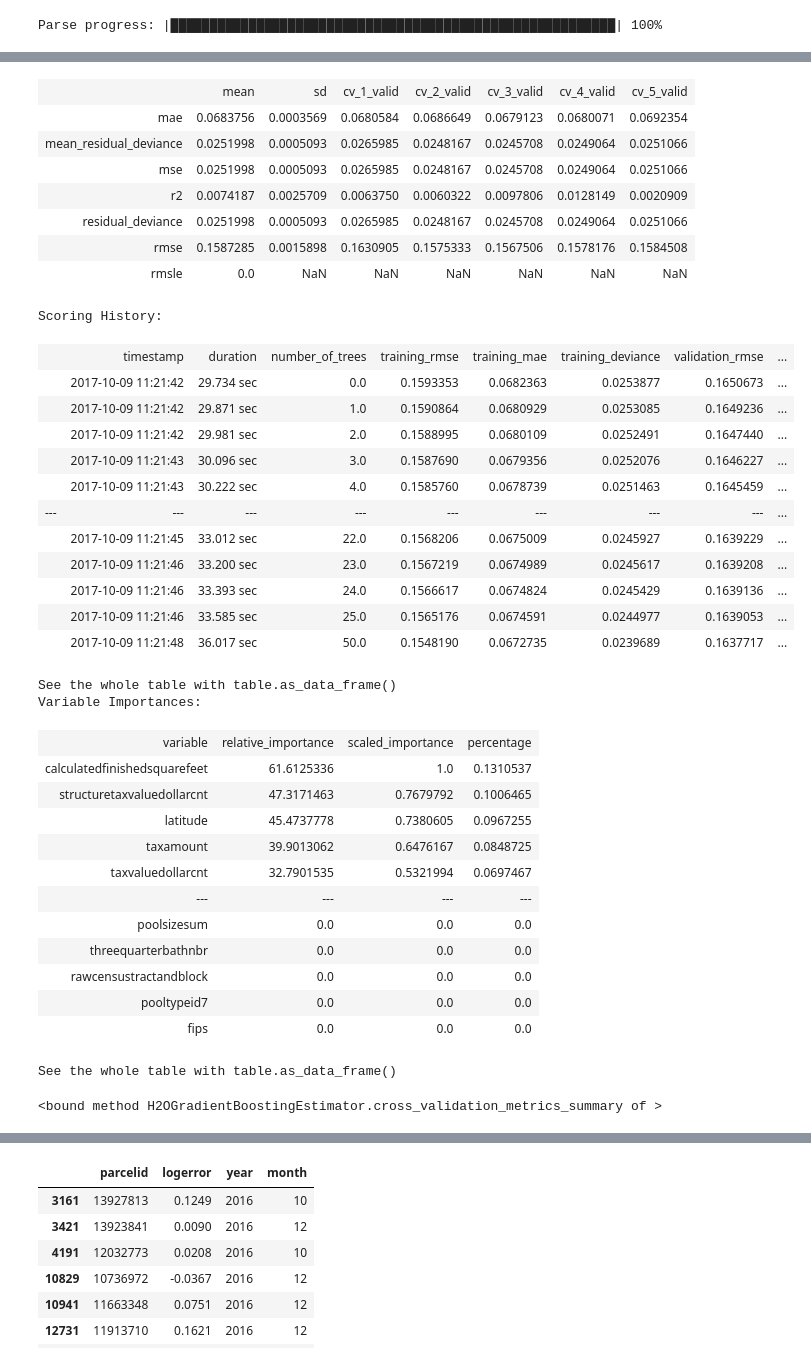
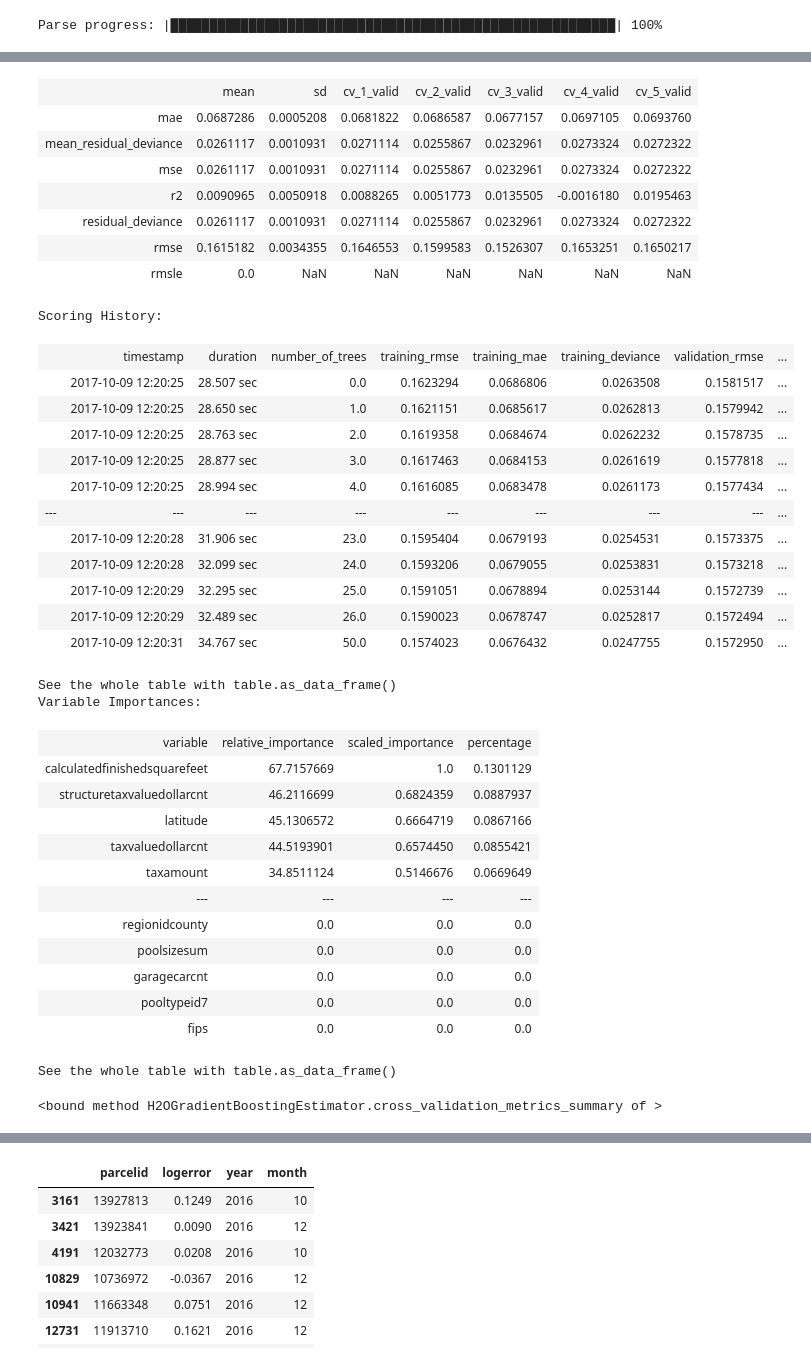
Before and after one commit to ghk829/kaggle, a Jupyter notebook: zillow/20171009_KH.ipynb, the cells around one changed output, grey strips where cells are left out. Drawn from its saved outputs; the diff is of its cells as text; code cells hidden in the pictures.

```diff
--- a/zillow/20171009_KH.ipynb
+++ b/zillow/20171009_KH.ipynb
@@ -702,7 +704,9 @@ See the whole table with table.as_data_frame()
 <bound method H2ORandomForestEstimator.cross_validation_metrics_summary of >
 # %%
 from h2o.estimators.gbm import H2OGradientBoostingEstimator
-fit2=H2OGradientBoostingEstimator(model_id='fit2',nfolds=5)
+fit2=H2OGradientBoostingEstimator(model_id='fit2',nfolds=5,fold_assignment="Modulo",
+                                      keep_cross_validation_predictions=True,
+                                      seed=1)
 fit2.train(x=x_names, y=y_name, training_frame=train,validation_frame=valid)
 fit2.cross_validation_metrics_summary
 # %% [output]
@@ -725,37 +729,37 @@ Mean Residual Deviance: 0.0252000849032
 Cross-Validation Metrics Summary:
 |  | mean | sd | cv_1_valid | cv_2_valid | cv_3_valid | cv_4_valid | cv_5_valid |
-| mae | 0.0683756 | 0.0003569 | 0.0680584 | 0.0686649 | 0.0679123 | 0.0680071 | 0.0692354 |
-| mean_residual_deviance | 0.0251998 | 0.0005093 | 0.0265985 | 0.0248167 | 0.0245708 | 0.0249064 | 0.0251066 |
-| mse | 0.0251998 | 0.0005093 | 0.0265985 | 0.0248167 | 0.0245708 | 0.0249064 | 0.0251066 |
-| r2 | 0.0074187 | 0.0025709 | 0.0063750 | 0.0060322 | 0.0097806 | 0.0128149 | 0.0020909 |
-| residual_deviance | 0.0251998 | 0.0005093 | 0.0265985 | 0.0248167 | 0.0245708 | 0.0249064 | 0.0251066 |
-| rmse | 0.1587285 | 0.0015898 | 0.1630905 | 0.1575333 | 0.1567506 | 0.1578176 | 0.1584508 |
+| mae | 0.0687286 | 0.0005208 | 0.0681822 | 0.0686587 | 0.0677157 | 0.0697105 | 0.0693760 |
+| mean_residual_deviance | 0.0261117 | 0.0010931 | 0.0271114 | 0.0255867 | 0.0232961 | 0.0273324 | 0.0272322 |
+| mse | 0.0261117 | 0.0010931 | 0.0271114 | 0.0255867 | 0.0232961 | 0.0273324 | 0.0272322 |
+| r2 | 0.0090965 | 0.0050918 | 0.0088265 | 0.0051773 | 0.0135505 | -0.0016180 | 0.0195463 |
+| residual_deviance | 0.0261117 | 0.0010931 | 0.0271114 | 0.0255867 | 0.0232961 | 0.0273324 | 0.0272322 |
+| rmse | 0.1615182 | 0.0034355 | 0.1646553 | 0.1599583 | 0.1526307 | 0.1653251 | 0.1650217 |
 | rmsle | 0.0 | NaN | NaN | NaN | NaN | NaN | NaN |
 Scoring History:
 |  | timestamp | duration | number_of_trees | training_rmse | training_mae | training_deviance | validation_rmse | ... |
-|  | 2017-10-09 11:21:42 | 29.734 sec | 0.0 | 0.1593353 | 0.0682363 | 0.0253877 | 0.1650673 | ... |
-|  | 2017-10-09 11:21:42 | 29.871 sec | 1.0 | 0.1590864 | 0.0680929 | 0.0253085 | 0.1649236 | ... |
-|  | 2017-10-09 11:21:42 | 29.981 sec | 2.0 | 0.1588995 | 0.0680109 | 0.0252491 | 0.1647440 | ... |
-|  | 2017-10-09 11:21:43 | 30.096 sec | 3.0 | 0.1587690 | 0.0679356 | 0.0252076 | 0.1646227 | ... |
-|  | 2017-10-09 11:21:43 | 30.222 sec | 4.0 | 0.1585760 | 0.0678739 | 0.0251463 | 0.1645459 | ... |
+|  | 2017-10-09 12:20:25 | 28.507 sec | 0.0 | 0.1623294 | 0.0686806 | 0.0263508 | 0.1581517 | ... |
+|  | 2017-10-09 12:20:25 | 28.650 sec | 1.0 | 0.1621151 | 0.0685617 | 0.0262813 | 0.1579942 | ... |
+|  | 2017-10-09 12:20:25 | 28.763 sec | 2.0 | 0.1619358 | 0.0684674 | 0.0262232 | 0.1578735 | ... |
+|  | 2017-10-09 12:20:25 | 28.877 sec | 3.0 | 0.1617463 | 0.0684153 | 0.0261619 | 0.1577818 | ... |
+|  | 2017-10-09 12:20:25 | 28.994 sec | 4.0 | 0.1616085 | 0.0683478 | 0.0261173 | 0.1577434 | ... |
 | --- | --- | --- | --- | --- | --- | --- | --- | ... |
-|  | 2017-10-09 11:21:45 | 33.012 sec | 22.0 | 0.1568206 | 0.0675009 | 0.0245927 | 0.1639229 | ... |
-|  | 2017-10-09 11:21:46 | 33.200 sec | 23.0 | 0.1567219 | 0.0674989 | 0.0245617 | 0.1639208 | ... |
-|  | 2017-10-09 11:21:46 | 33.393 sec | 24.0 | 0.1566617 | 0.0674824 | 0.0245429 | 0.1639136 | ... |
-|  | 2017-10-09 11:21:46 | 33.585 sec | 25.0 | 0.1565176 | 0.0674591 | 0.0244977 | 0.1639053 | ... |
-|  | 2017-10-09 11:21:48 | 36.017 sec | 50.0 | 0.1548190 | 0.0672735 | 0.0239689 | 0.1637717 | ... |
+|  | 2017-10-09 12:20:28 | 31.906 sec | 23.0 | 0.1595404 | 0.0679193 | 0.0254531 | 0.1573375 | ... |
+|  | 2017-10-09 12:20:28 | 32.099 sec | 24.0 | 0.1593206 | 0.0679055 | 0.0253831 | 0.1573218 | ... |
+|  | 2017-10-09 12:20:29 | 32.295 sec | 25.0 | 0.1591051 | 0.0678894 | 0.0253144 | 0.1572739 | ... |
+|  | 2017-10-09 12:20:29 | 32.489 sec | 26.0 | 0.1590023 | 0.0678747 | 0.0252817 | 0.1572494 | ... |
+|  | 2017-10-09 12:20:31 | 34.767 sec | 50.0 | 0.1574023 | 0.0676432 | 0.0247755 | 0.1572950 | ... |
 See the whole table with table.as_data_frame()
 Variable Importances:
 | variable | relative_importance | scaled_importance | percentage |
-| calculatedfinishedsquarefeet | 61.6125336 | 1.0 | 0.1310537 |
-| structuretaxvaluedollarcnt | 47.3171463 | 0.7679792 | 0.1006465 |
-| latitude | 45.4737778 | 0.7380605 | 0.0967255 |
-| taxamount | 39.9013062 | 0.6476167 | 0.0848725 |
-| taxvaluedollarcnt | 32.7901535 | 0.5321994 | 0.0697467 |
+| calculatedfinishedsquarefeet | 67.7157669 | 1.0 | 0.1301129 |
+| structuretaxvaluedollarcnt | 46.2116699 | 0.6824359 | 0.0887937 |
+| latitude | 45.1306572 | 0.6664719 | 0.0867166 |
+| taxvaluedollarcnt | 44.5193901 | 0.6574450 | 0.0855421 |
+| taxamount | 34.8511124 | 0.5146676 | 0.0669649 |
 | --- | --- | --- | --- |
+| regionidcounty | 0.0 | 0.0 | 0.0 |
 | poolsizesum | 0.0 | 0.0 | 0.0 |
-| threequarterbathnbr | 0.0 | 0.0 | 0.0 |
-| rawcensustractandblock | 0.0 | 0.0 | 0.0 |
+| garagecarcnt | 0.0 | 0.0 | 0.0 |
 | pooltypeid7 | 0.0 | 0.0 | 0.0 |
 | fips | 0.0 | 0.0 | 0.0 |
 See the whole table with table.as_data_frame()
```
Also changed, not shown: parts of 10 cells of this notebook.
